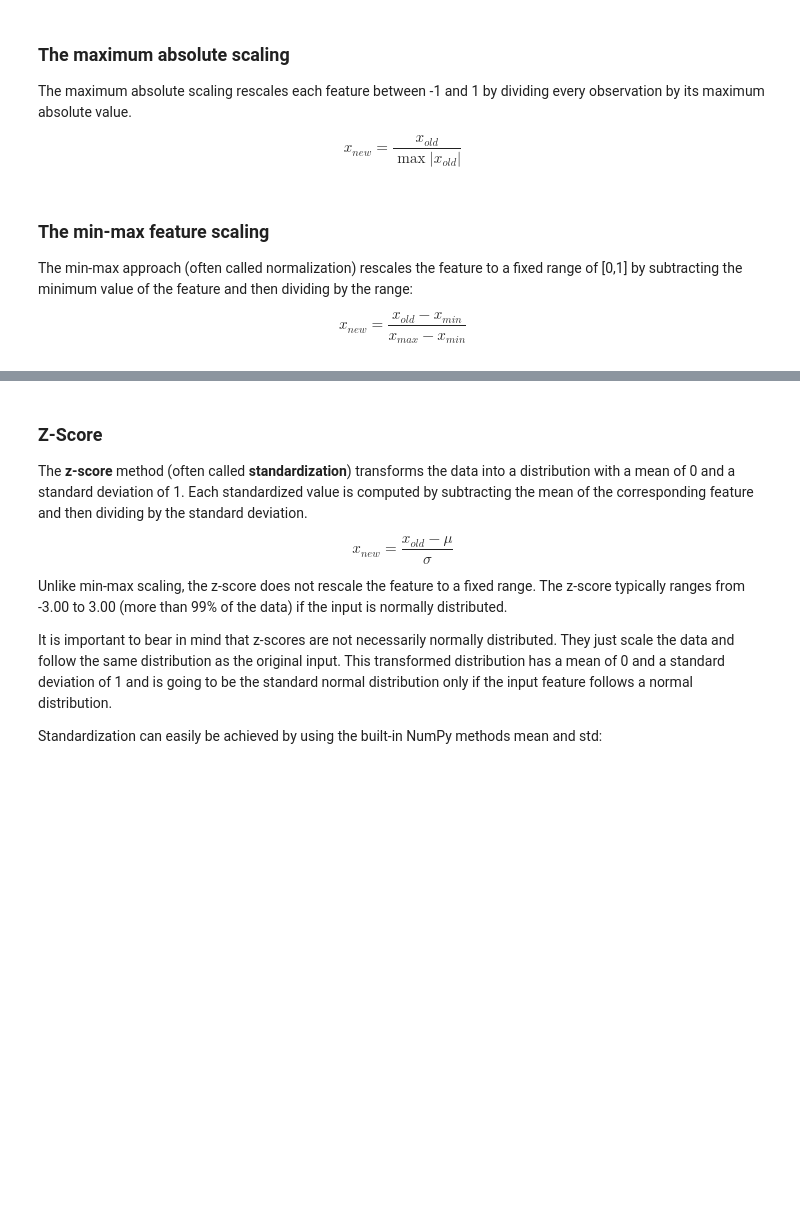
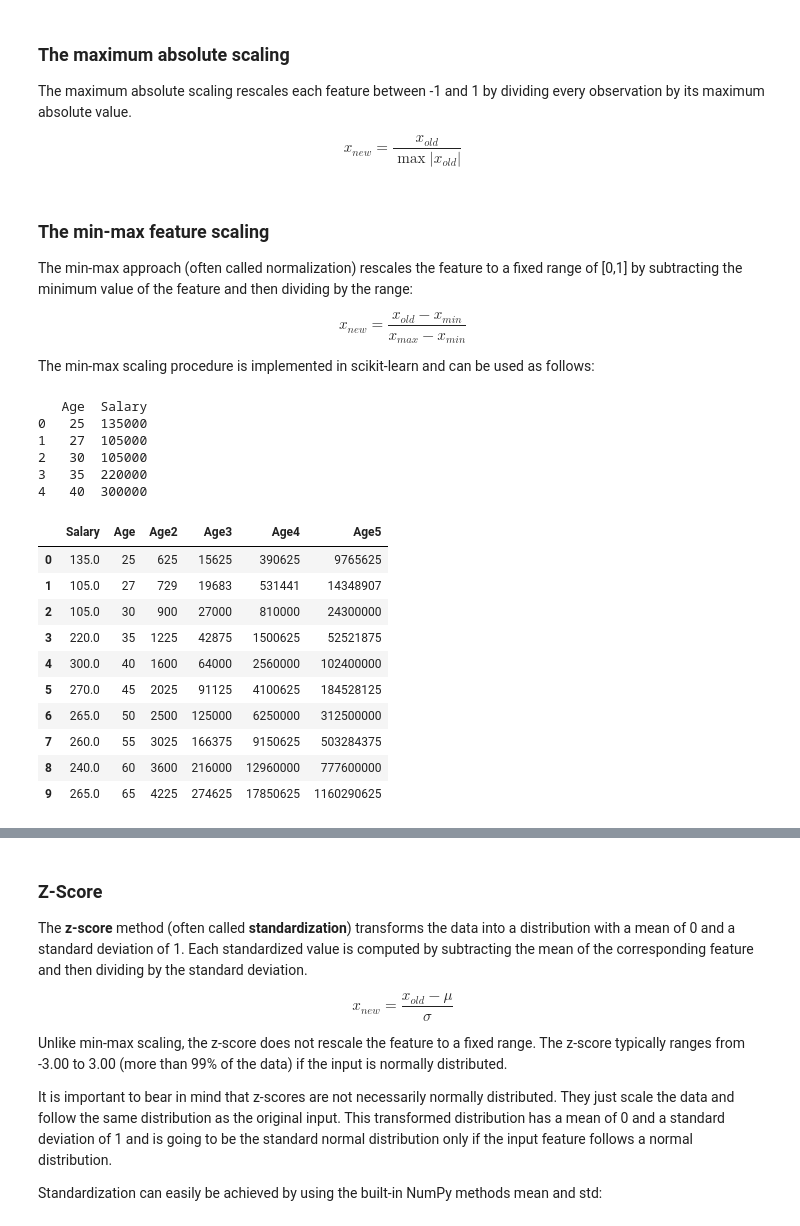
Before and after one commit to polyhedron-gdl/introduction-to-machine-learning-for-finance, a Jupyter notebook: 2022/1-notebooks/chapter-2-1.ipynb, the cells around one changed output, grey strips where cells are left out. Saved outputs shown, nothing was run; the diff lists cells and outputs as text; code cells hidden in the pictures; blank space fills up the shorter version.

```diff
--- a/2022/1-notebooks/chapter-2-1.ipynb
+++ b/2022/1-notebooks/chapter-2-1.ipynb
@@ -166,3 +246,54 @@ The min-max approach (often called normalization) rescales the feature to a fixe
 $$
 x_{new} = \frac{x_{old}-x_{min}}{x_{max}-x_{min}}
 $$
+
+The min-max scaling procedure is implemented in scikit-learn and can be used as
+follows:
+# %%
+#
+# Here we have to load the file 'salary_vs_age_1.csv'
+#
+if 'google.colab' in str(get_ipython()):
+    from google.colab import files
+    uploaded = files.upload()
+    path = ''
+else:
+    path = './data/'
+# %%
+# Load the Pandas libraries with alias 'pd'
+import pandas as pd
+# Read data from file 'salary_vs_age_1.csv'
+# (in the same directory that your python process is based)
+# Control delimiters, with read_table
+df1 = pd.read_table(path + "salary_vs_age_1.csv", sep=";")
+# Preview the first 5 lines of the loaded data
+print(df1.head())
+
+columns_titles = ["Salary","Age"]
+df2=df1.reindex(columns=columns_titles)
+df2
+
+df2['Salary'] = df2['Salary']/1000
+df2['Age2']=df2['Age']**2
+df2['Age3']=df2['Age']**3
+df2['Age4']=df2['Age']**4
+df2['Age5']=df2['Age']**5
+df2
+# %% [output]
+   Age  Salary
+0   25  135000
+1   27  105000
+2   30  105000
+3   35  220000
+4   40  300000
+|  | Salary | Age | Age2 | Age3 | Age4 | Age5 |
+| 0 | 135.0 | 25 | 625 | 15625 | 390625 | 9765625 |
+| 1 | 105.0 | 27 | 729 | 19683 | 531441 | 14348907 |
+| 2 | 105.0 | 30 | 900 | 27000 | 810000 | 24300000 |
+| 3 | 220.0 | 35 | 1225 | 42875 | 1500625 | 52521875 |
+| 4 | 300.0 | 40 | 1600 | 64000 | 2560000 | 102400000 |
+| 5 | 270.0 | 45 | 2025 | 91125 | 4100625 | 184528125 |
+| 6 | 265.0 | 50 | 2500 | 125000 | 6250000 | 312500000 |
+| 7 | 260.0 | 55 | 3025 | 166375 | 9150625 | 503284375 |
+| 8 | 240.0 | 60 | 3600 | 216000 | 12960000 | 777600000 |
+| 9 | 265.0 | 65 | 4225 | 274625 | 17850625 | 1160290625 |
```
Also changed, not shown: parts of 16 cells of this notebook, 18 other files.
